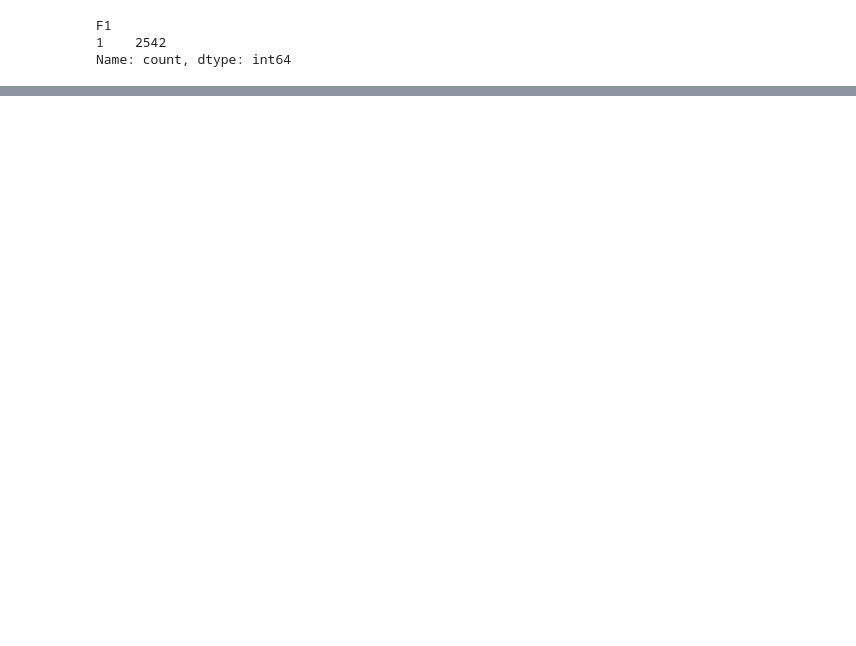
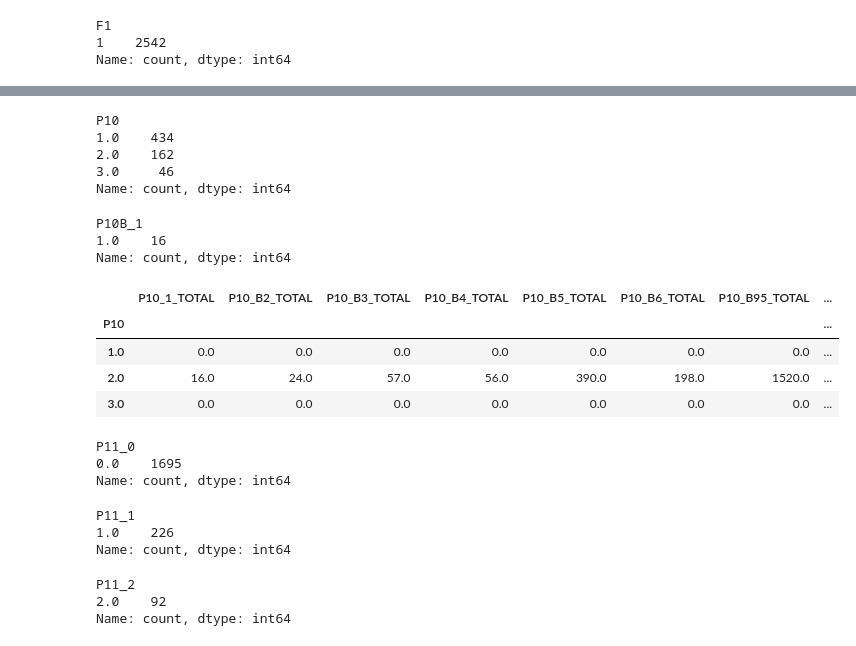
Before and after one commit to haroldavis/proba, a Jupyter notebook: EDA/forms.ipynb, the cells around one changed output, grey strips where cells are left out. Cells and saved outputs as stored; diff of their text form; code cells hidden in the pictures; blank space fills up the shorter version.

```diff
--- a/EDA/forms.ipynb
+++ b/EDA/forms.ipynb
@@ -86,0 +250,2 @@ Name: count, dtype: int64
+# %%
+df_brecha['P1A'].fillna(99, inplace=True) #quizas probar con 95
@@ -86,0 +384,3 @@ Name: count, dtype: int64
+# %%
+df_brecha['P2A'].fillna(99, inplace=True)
+df_brecha['P2A'].value_counts()
@@ -86,0 +585,50 @@ Name: count, dtype: int64
+# %%
+df_brecha['P10'].value_counts()
+# %% [output]
+P10
+1.0    434
+2.0    162
+3.0     46
+Name: count, dtype: int64
+# %%
+df_brecha['P13B_1'].value_counts() # PUEDEN MARCAR VARIAS  DE LAS 9 OPCIONES
+# %% [output]
+P10B_1
+1.0    16
+Name: count, dtype: int64
+# %%
+df_brecha[['P10','P13B_1','P13B_2', 'P13B_3','P13B_4','P13B_5','P13B_98','P10B_95','P10B_98',P13B_99']].groupby(['P10']).agg(
+    P10_1_TOTAL = ('P13B_1', 'sum'),
+    P10_B2_TOTAL = ('P13B_2', 'sum'),
+    P10_B3_TOTAL = ('P13B_3', 'sum'),
+    P10_B4_TOTAL = ('P13B_4', 'sum'),
+    P10_B5_TOTAL = ('P13B_5', 'sum'),
+    P10_B6_TOTAL = ('P13B_98', 'sum'),
+    P10_B95_TOTAL = ('P10B_95', 'sum'),
+    P10_B98_TOTAL = ('P10B_98', 'sum'),
+    P10_B99_TOTAL = (P13B_99', 'sum'),
+)
+# %% [output]
+|  | P10_1_TOTAL | P10_B2_TOTAL | P10_B3_TOTAL | P10_B4_TOTAL | P10_B5_TOTAL | P10_B6_TOTAL | P10_B95_TOTAL | ... |
+| P10 |  |  |  |  |  |  |  | ... |
+| 1.0 | 0.0 | 0.0 | 0.0 | 0.0 | 0.0 | 0.0 | 0.0 | ... |
+| 2.0 | 16.0 | 24.0 | 57.0 | 56.0 | 390.0 | 198.0 | 1520.0 | ... |
+| 3.0 | 0.0 | 0.0 | 0.0 | 0.0 | 0.0 | 0.0 | 0.0 | ... |
+# %%
+df_brecha['P11_0'].value_counts()
+# %% [output]
+P11_0
+0.0    1695
+Name: count, dtype: int64
+# %%
+df_brecha['P11_1'].value_counts()
+# %% [output]
+P11_1
+1.0    226
+Name: count, dtype: int64
+# %%
+df_brecha['P11_2'].value_counts()
+# %% [output]
+P11_2
+2.0    92
+Name: count, dtype: int64
```
Also changed, not shown: parts of 72 cells of this notebook.
